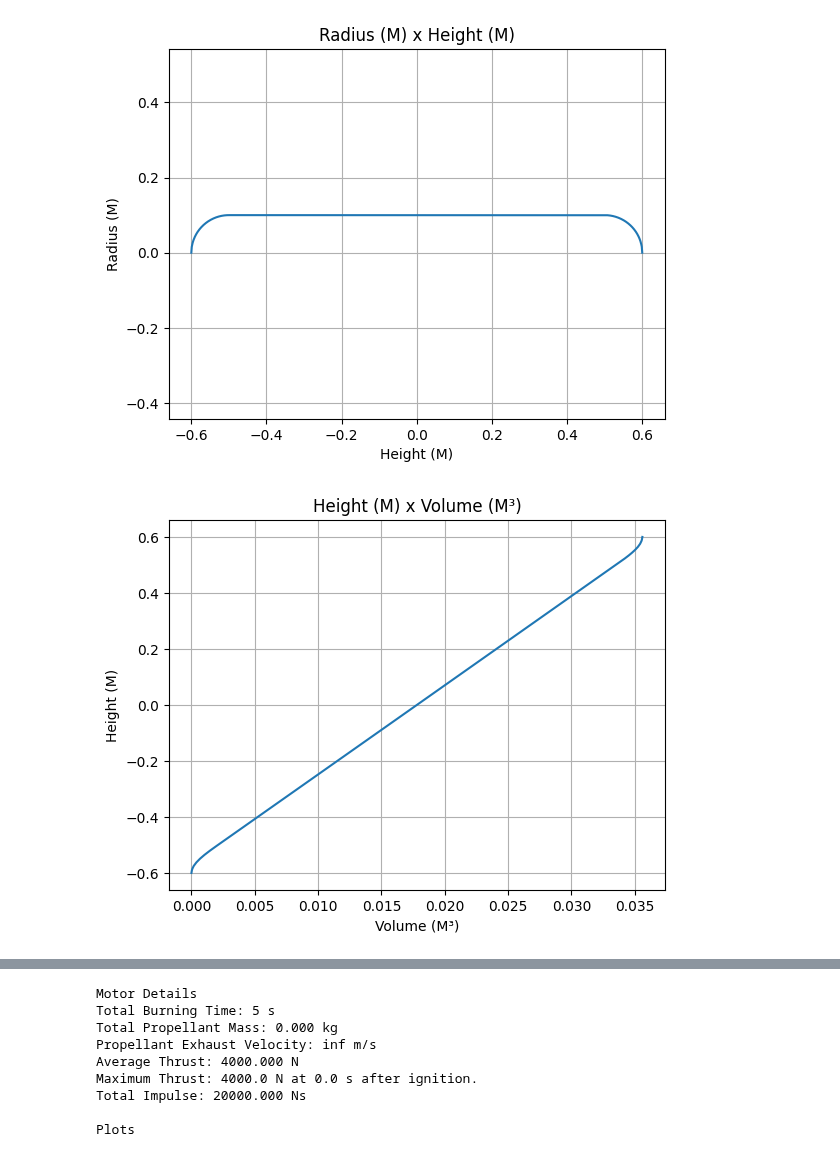
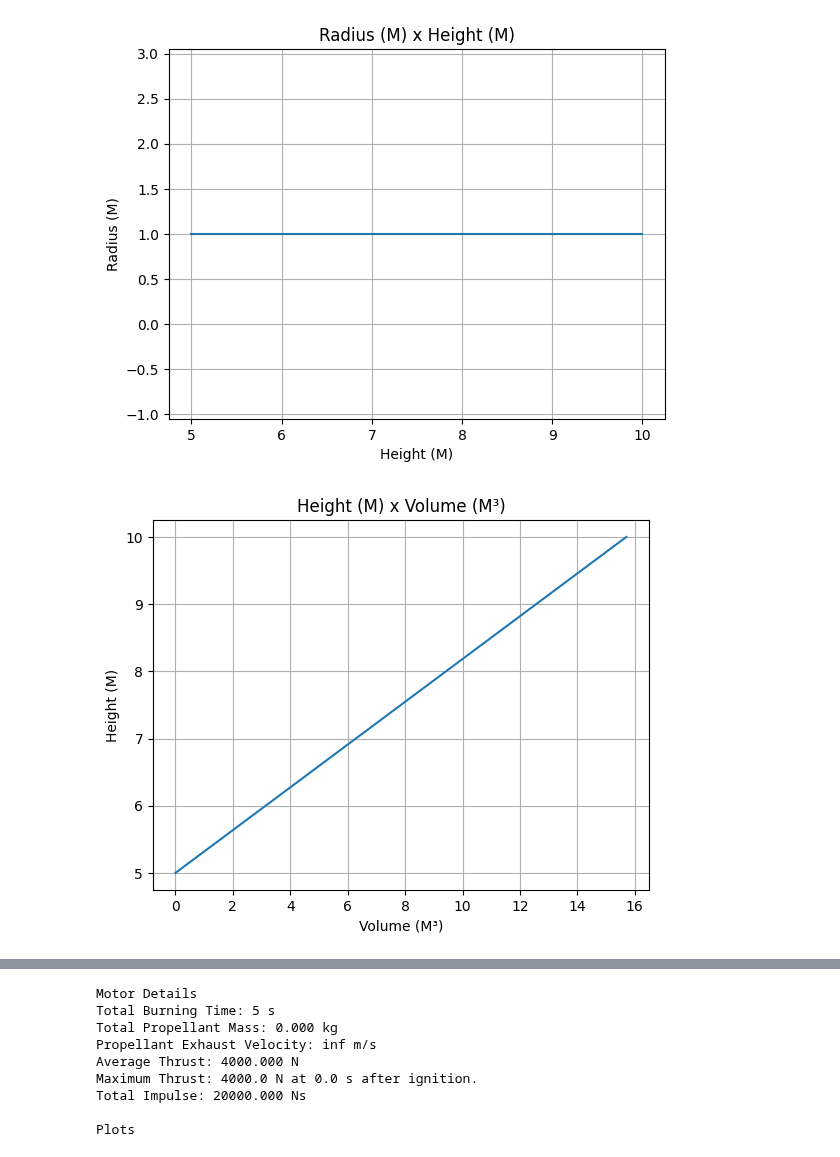
Before and after one commit to RocketPy-Team/RocketPy, a Jupyter notebook: docs/notebooks/example_liquid_empty.ipynb, the cells around one changed output, grey strips where cells are left out. Drawn from its saved outputs; the diff is of its cells as text; code cells hidden in the pictures.

```diff
--- a/docs/notebooks/example_liquid_empty.ipynb
+++ b/docs/notebooks/example_liquid_empty.ipynb
@@ -7,12 +7,13 @@ from rocketpy import Function
 from math import exp
 # %%
 tanks_shape = CylindricalTank(0.1, 1, True)
+tanks_shape = TankGeometry({(5,10) : 1})
 
 tanks_shape.radius.plot(equalAxis=True)
 tanks_shape.inverse_volume.plot()
 # %% [output]
-[figure, old version]
+[figure, new version]
-[figure, old version]
+[figure, new version]
 # %%
 oxidizer_liq = Fluid(name="N2O_l", density=1220, quality=1)
 oxidizer_gas = Fluid(name="N2O_g", density=1.9277, quality=1)
```
Also changed, not shown: parts of 3 cells of this notebook, 3 other files.
